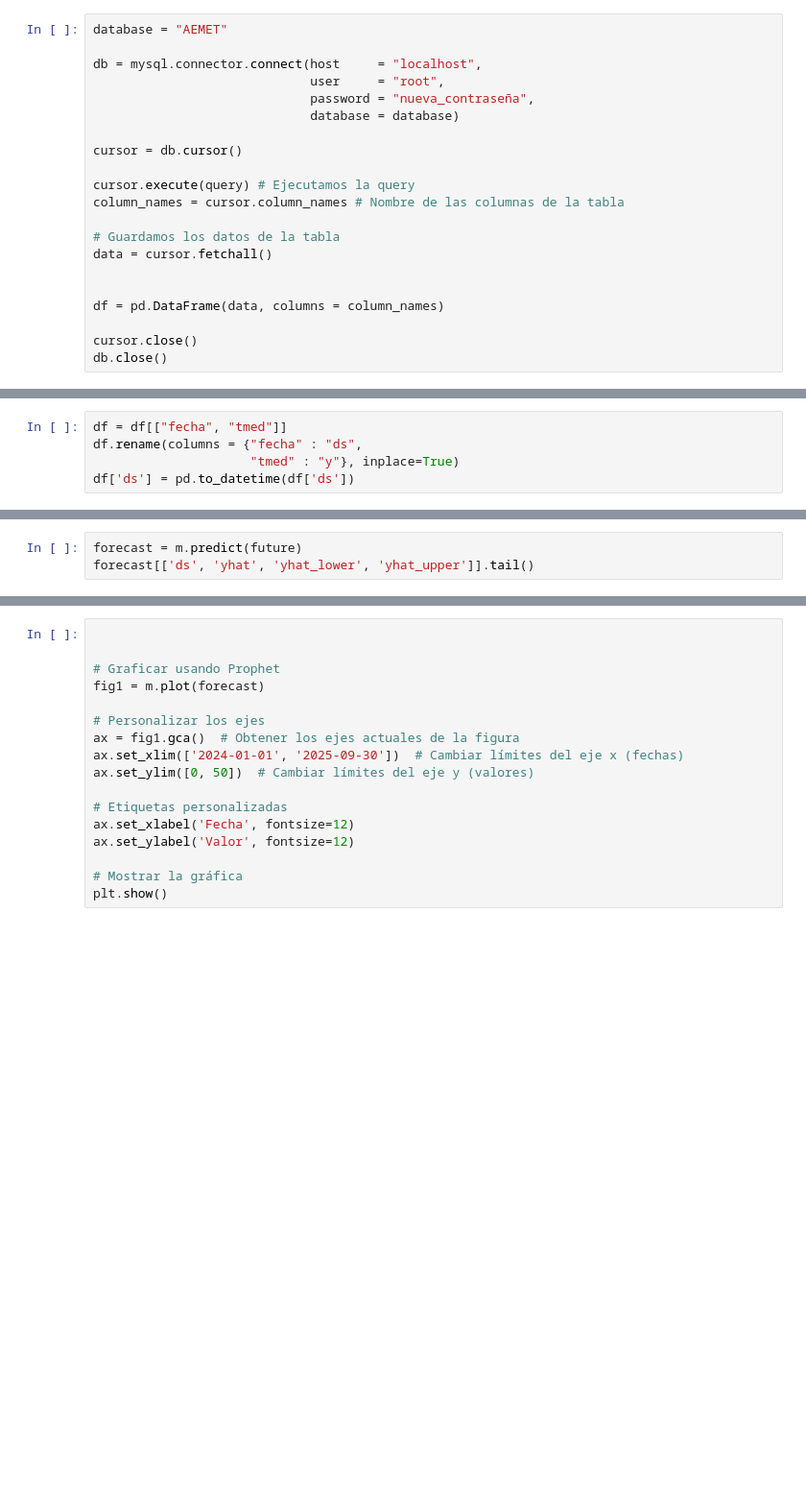
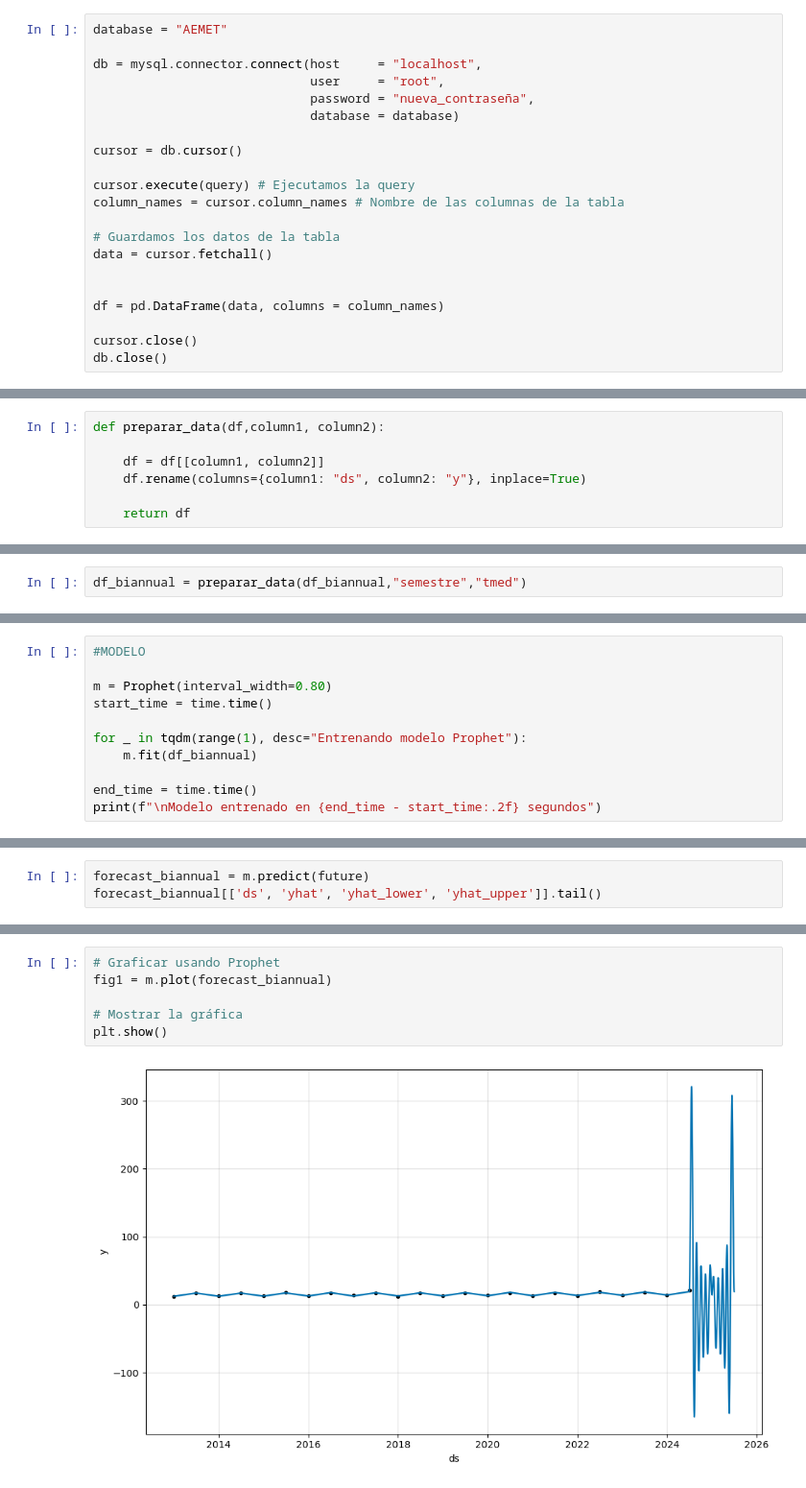
Before and after one commit to ppswns1988/pfbaemet, a Jupyter notebook: Facebook Prophet.ipynb, the cells around one changed output, grey strips where cells are left out. Shown: that part at 96% size. Cells and saved outputs as stored; diff of their text form; blank space fills up the shorter version.

Commit message:
facebook prophet hecho
facebook prophet hecho

```diff
--- a/Facebook Prophet.ipynb
+++ b/Facebook Prophet.ipynb
@@ -55,5 +79,7 @@ df
 # %%
-df = df[["fecha", "tmed"]]
-df.rename(columns = {"fecha" : "ds",
-                     "tmed" : "y"}, inplace=True)
-df['ds'] = pd.to_datetime(df['ds'])
+def preparar_data(df,column1, column2):
+
+    df = df[[column1, column2]]
+    df.rename(columns={column1: "ds", column2: "y"}, inplace=True)
+
+    return df
@@ -66,0 +86,2 @@ m.fit(df)
+# %%
+df_biannual = preparar_data(df_biannual,"semestre","tmed")
@@ -66,0 +108,11 @@ m.fit(df)
+# %%
+#MODELO
+
+m = Prophet(interval_width=0.80)
+start_time = time.time()
+
+for _ in tqdm(range(1), desc="Entrenando modelo Prophet"):
+    m.fit(df_biannual)
+
+end_time = time.time()
+print(f"\nModelo entrenado en {end_time - start_time:.2f} segundos")
@@ -70,3 +132,3 @@ future.tail()
 # %%
-forecast = m.predict(future)
-forecast[['ds', 'yhat', 'yhat_lower', 'yhat_upper']].tail()
+forecast_biannual = m.predict(future)
+forecast_biannual[['ds', 'yhat', 'yhat_lower', 'yhat_upper']].tail()
@@ -73,17 +142,8 @@ forecast[['ds', 'yhat', 'yhat_lower', 'yhat_upper']].tail()
-# %%
-
-
-# Graficar usando Prophet
-fig1 = m.plot(forecast)
-
-# Personalizar los ejes
-ax = fig1.gca()  # Obtener los ejes actuales de la figura
-ax.set_xlim(['2024-01-01', '2025-09-30'])  # Cambiar límites del eje x (fechas)
-ax.set_ylim([0, 50])  # Cambiar límites del eje y (valores)
-
-# Etiquetas personalizadas
-ax.set_xlabel('Fecha', fontsize=12)
-ax.set_ylabel('Valor', fontsize=12)
-
-# Mostrar la gráfica
-plt.show()
+# %%
+# Graficar usando Prophet
+fig1 = m.plot(forecast_biannual)
+
+# Mostrar la gráfica
+plt.show()
+# %% [output]
+[figure, added]
```
Also changed, not shown: parts of 48 cells of this notebook, 7 other files.
